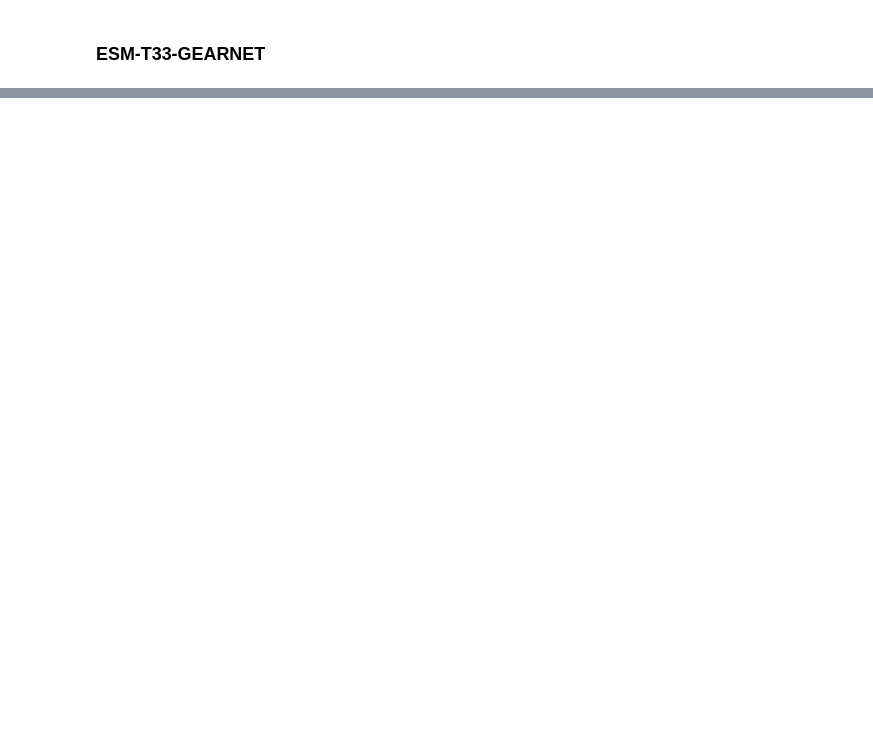
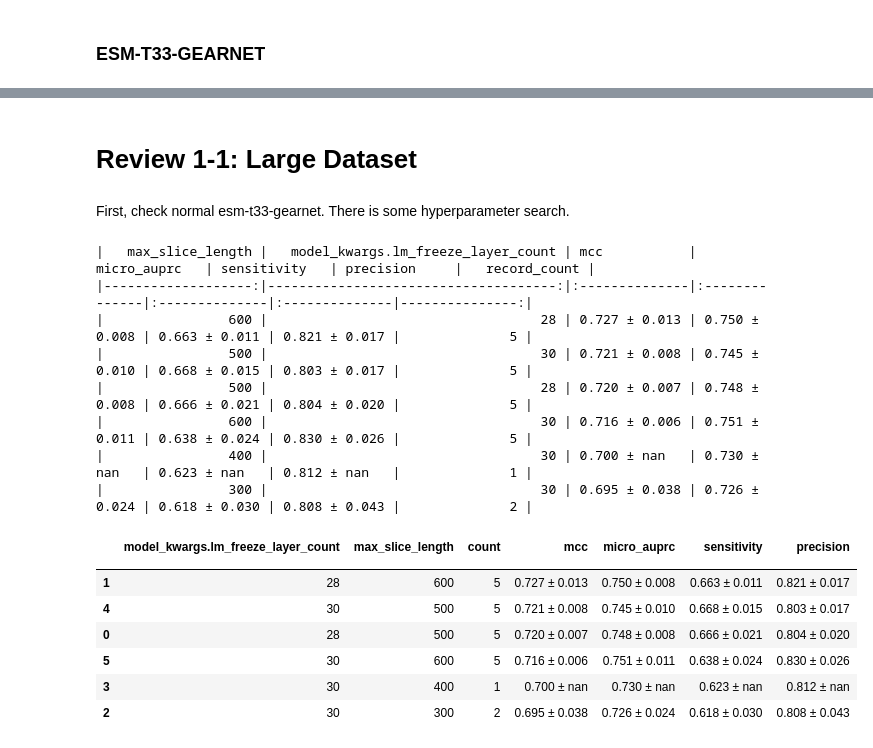
Before and after one commit to dlwocks31/MultiviewATPBind, a Jupyter notebook: result/analysis_atp.ipynb, the cells around one changed output, grey strips where cells are left out. Saved outputs shown, nothing was run; the diff lists cells and outputs as text; code cells hidden in the pictures; blank space fills up the shorter version.

Commit message:
checkpoint

```diff
--- a/result/analysis_atp.ipynb
+++ b/result/analysis_atp.ipynb
@@ -310,0 +341,30 @@ def analyze_metrics(csv_path, group_by_param, filter_conditions={}, sort_by=('mc
+# %% [markdown]
+# Review 1-1: Large Dataset
+# %% [markdown]
+First, check normal esm-t33-gearnet. There is some hyperparameter search.
+# %%
+patp1930_df = analyze_metrics(
+    'atpbind3d-1930_esm-t33-gearnet_stats.csv',
+    ['model_kwargs.lm_freeze_layer_count', 'max_slice_length'],
+    sort_by=('mcc', 'mean'),
+    ascending=False
+)
+print_markdown_table(patp1930_df)
+patp1930_df
+# %% [output]
+|   max_slice_length |   model_kwargs.lm_freeze_layer_count | mcc           | micro_auprc   | sensitivity   | precision     |   record_count |
+|-------------------:|-------------------------------------:|:--------------|:--------------|:--------------|:--------------|---------------:|
+|                600 |                                   28 | 0.727 ± 0.013 | 0.750 ± 0.008 | 0.663 ± 0.011 | 0.821 ± 0.017 |              5 |
+|                500 |                                   30 | 0.721 ± 0.008 | 0.745 ± 0.010 | 0.668 ± 0.015 | 0.803 ± 0.017 |              5 |
+|                500 |                                   28 | 0.720 ± 0.007 | 0.748 ± 0.008 | 0.666 ± 0.021 | 0.804 ± 0.020 |              5 |
+|                600 |                                   30 | 0.716 ± 0.006 | 0.751 ± 0.011 | 0.638 ± 0.024 | 0.830 ± 0.026 |              5 |
+|                400 |                                   30 | 0.700 ± nan   | 0.730 ± nan   | 0.623 ± nan   | 0.812 ± nan   |              1 |
+|                300 |                                   30 | 0.695 ± 0.038 | 0.726 ± 0.024 | 0.618 ± 0.030 | 0.808 ± 0.043 |              2 |
+|  | model_kwargs.lm_freeze_layer_count | max_slice_length | count | mcc | micro_auprc | sensitivity | precision |
+|  |  |  |  |  |  |  |  |
+| 1 | 28 | 600 | 5 | 0.727 ± 0.013 | 0.750 ± 0.008 | 0.663 ± 0.011 | 0.821 ± 0.017 |
+| 4 | 30 | 500 | 5 | 0.721 ± 0.008 | 0.745 ± 0.010 | 0.668 ± 0.015 | 0.803 ± 0.017 |
+| 0 | 28 | 500 | 5 | 0.720 ± 0.007 | 0.748 ± 0.008 | 0.666 ± 0.021 | 0.804 ± 0.020 |
+| 5 | 30 | 600 | 5 | 0.716 ± 0.006 | 0.751 ± 0.011 | 0.638 ± 0.024 | 0.830 ± 0.026 |
+| 3 | 30 | 400 | 1 | 0.700 ± nan | 0.730 ± nan | 0.623 ± nan | 0.812 ± nan |
+| 2 | 30 | 300 | 2 | 0.695 ± 0.038 | 0.726 ± 0.024 | 0.618 ± 0.030 | 0.808 ± 0.043 |
```
Also changed, not shown: parts of 13 cells of this notebook, 29 other files.
